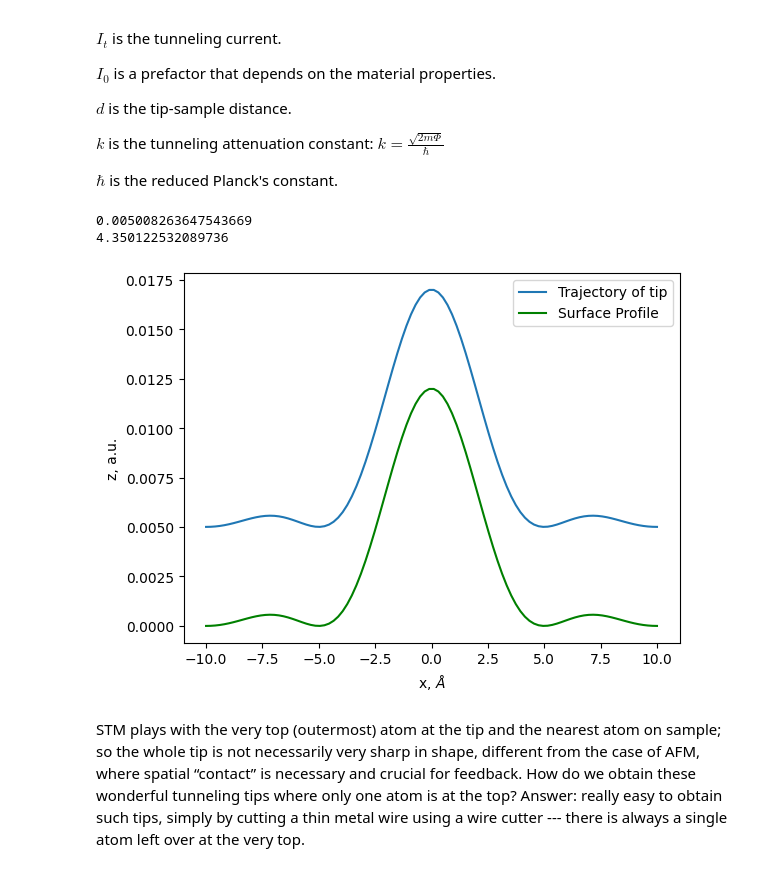
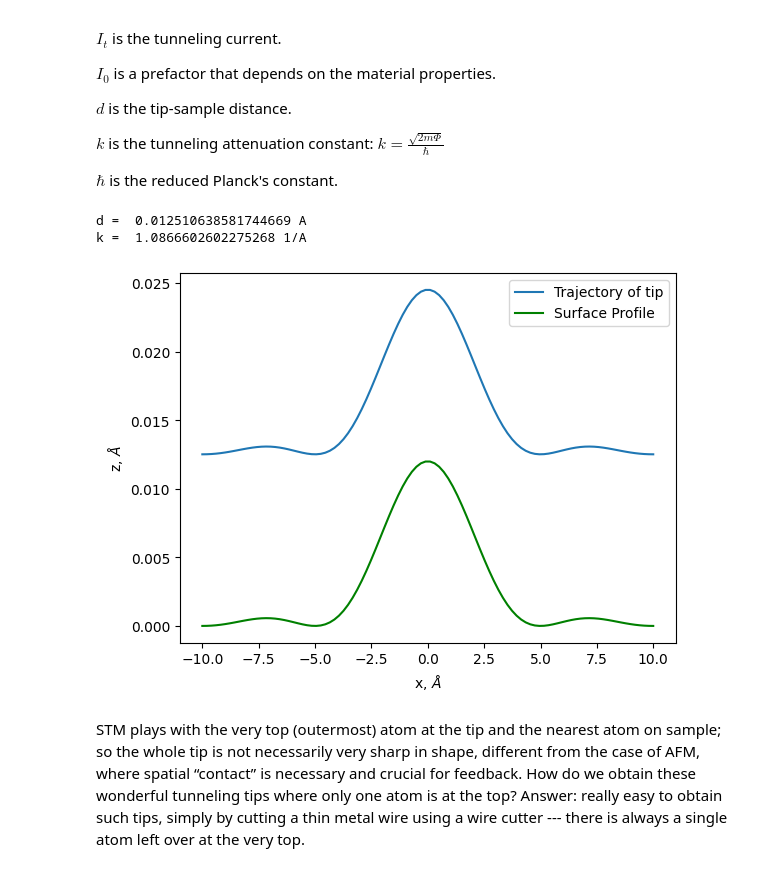
Before and after one commit to MariyaSV78/notebook_STM, a Jupyter notebook: STM/STM.ipynb, the cells around one changed output. Drawn from its saved outputs; the diff is of its cells as text; code cells hidden in the pictures.

```diff
--- a/STM/STM.ipynb
+++ b/STM/STM.ipynb
@@ -117,6 +120,8 @@ is strongly affected by the density of states (DOS) of the sample at the Fermi l
     - dependence of the tunnel current on the distance between the tip and the surface of the sample (Fig.1c);
 
 """
+import numpy as np
+import matplotlib.pyplot as plt
 
 # Surface profile function sinc^2(x)
 # Parameters for scaling and shifting
@@ -129,12 +134,12 @@ def surface_profile(x):
 
 x_values = np.linspace(-10, 10, 100)
 
-profile = height_scaling_factor * (width_scaling_factor * np.sinc(width_scaling_factor * x_values))**2
+profile = surface_profile(x_values)
 z0 = np.max(profile) + 0.1 # distance between the tip and sample's surface
-z_values = z0 - surface_profile(x_values)
+z = z0 - profile
 
 # Calculate tunneling current at each position x
-tunneling_current_surface = I0 * np.exp(-2 * k * z_values) #6.58e-16eV 1.054e-34
+tunneling_current_surface = I0 * np.exp(-2 * k * z) #6.58e-16eV 1.054e-34
 
 
 # Create a figure with two subplots stacked vertically
@@ -144,13 +149,13 @@ fig, (ax0, ax1, ax2) = plt.subplots(3, 1, sharex=True)
 ax0.plot(x_values, profile, color='black') #label='Distance between tip and surface',
 ax0.plot(x_values, z0 * np.ones_like(x_values), label='Trajectory of tip', color='green' )  # Plotting z0(x)
 
-ax0.set_ylabel('z, a.u.')
+ax0.set_ylabel('z, $\AA$')
 ax0.set_yticklabels([])
 ax0.legend(loc='upper right', bbox_to_anchor=(1, 1))
 
 # Plot: Distance between tip and surface
-ax1.plot(x_values, z_values, label='Distance between tip and surface', color='blue') #
-ax1.set_ylabel('$\delta$ z, a,u.')
+ax1.plot(x_values, z, label='Distance between tip and surface', color='blue') #
+ax1.set_ylabel('$\delta$ z, $\AA$')
 ax1.set_yticklabels([])
 ax1.legend(loc='upper right', bbox_to_anchor=(1, 1))
 
@@ -158,7 +163,7 @@ ax1.legend(loc='upper right', bbox_to_anchor=(1, 1))
 ax2.plot(x_values, tunneling_current_surface, label='Tunneling Current', color='red')
 ax2.set_xlabel('x, $\AA$ ')
 ax2.set_yticklabels([])
-ax2.set_ylabel('$I_{t}$, a.u.')
+ax2.set_ylabel('$I_{t}$, nA')
 ax2.legend(loc='upper right', bbox_to_anchor=(1, 1))
 
 # plt.suptitle('Tunneling Current vs Tip-Sample Separation')
@@ -188,42 +193,41 @@ $\hbar$  is the reduced Planck's constant.
     - dependence of the posution z of the tip ander the surface at tunneling current and distance const (Fig.1b)
 
 """
 # Constants
 I0 = 1.0# Constant tunneling current
 It = 0.1e-9
-d = 0.01
 
-k = np.sqrt(2 * m * (phi - V))/6.5821e-16 # the tunneling attenuation constant    6.5821e-16 eV*s
+k = (np.sqrt(2 * m * (phi - V))/6.5821e-16)*1e-10 # the tunneling attenuation constant    6.5821e-16 eV*s
 
 # Function for the surface profile (replace with your specific profile)
 def surface_profile(x):
     return height_scaling_factor * (width_scaling_factor * np.sinc(width_scaling_factor * x))**2  # Example: sine wave profile
 
 # Generate x values for the surface profile
 x_values = np.linspace(-10, 10, 100)
 
 # Generate tunneling current values (constant)
 z0 = surface_profile(x_values)
 
 # Generate tip-sample distance values (constant)
-d = (-(1 / 2*k) * np.log(It / I0)) / 10000
+d = (-(1 / 2*k) * np.log(It / I0))/1000
 z = z0 + d
-print (d)
-print(k)
+print ('d = ',d,'A')
+print('k = ',k,'1/A')
 
 # Plotting
 plt.plot(x_values, z, label='Trajectory of tip')
 plt.plot(x_values, z0, label='Surface Profile', color='green')
 
 plt.xlabel('x, $\AA$')
-plt.ylabel('z, a.u.')
+plt.ylabel('z, $\AA$')
 plt.title('')
 plt.legend()
 plt.show()
 # %% [output]
-0.005008263647543669
-4.350122532089736
+d =  0.012510638581744669 A
+k =  1.0866602602275268 1/A
-[figure, old version]
+[figure, new version]
 # %% [markdown]
 STM plays with the very top (outermost) atom at the tip and the
 nearest atom on sample; so the whole tip is not necessarily very sharp
```
Also changed, not shown: parts of 5 cells of this notebook.
